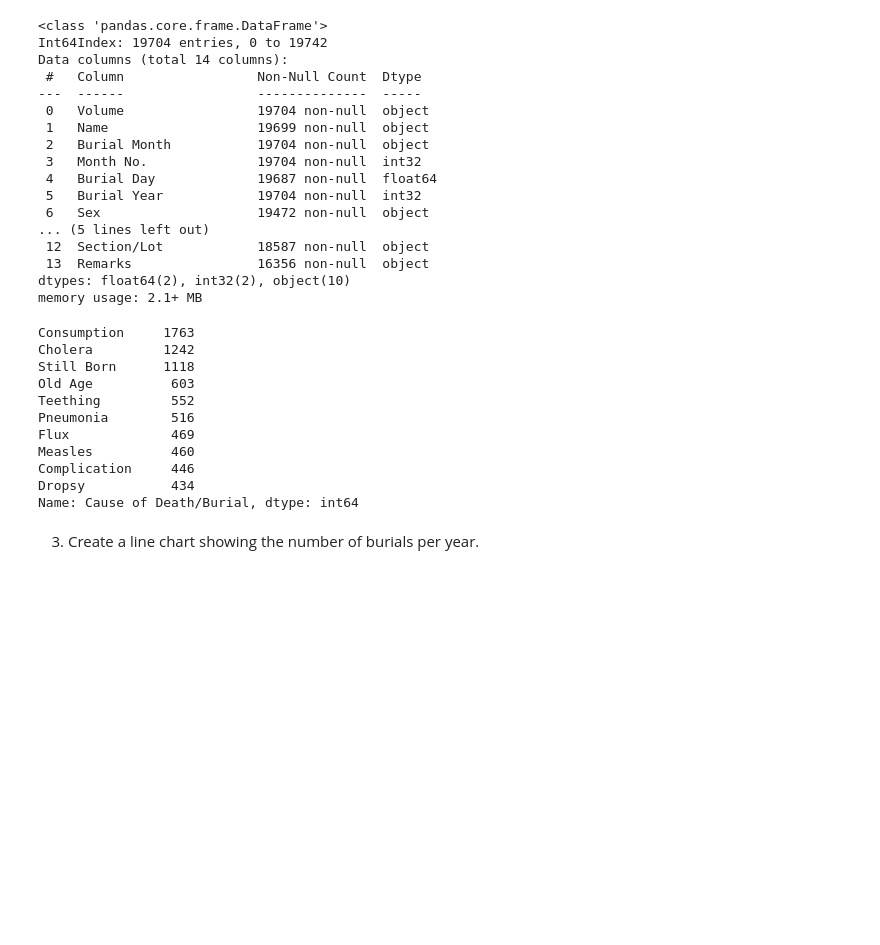
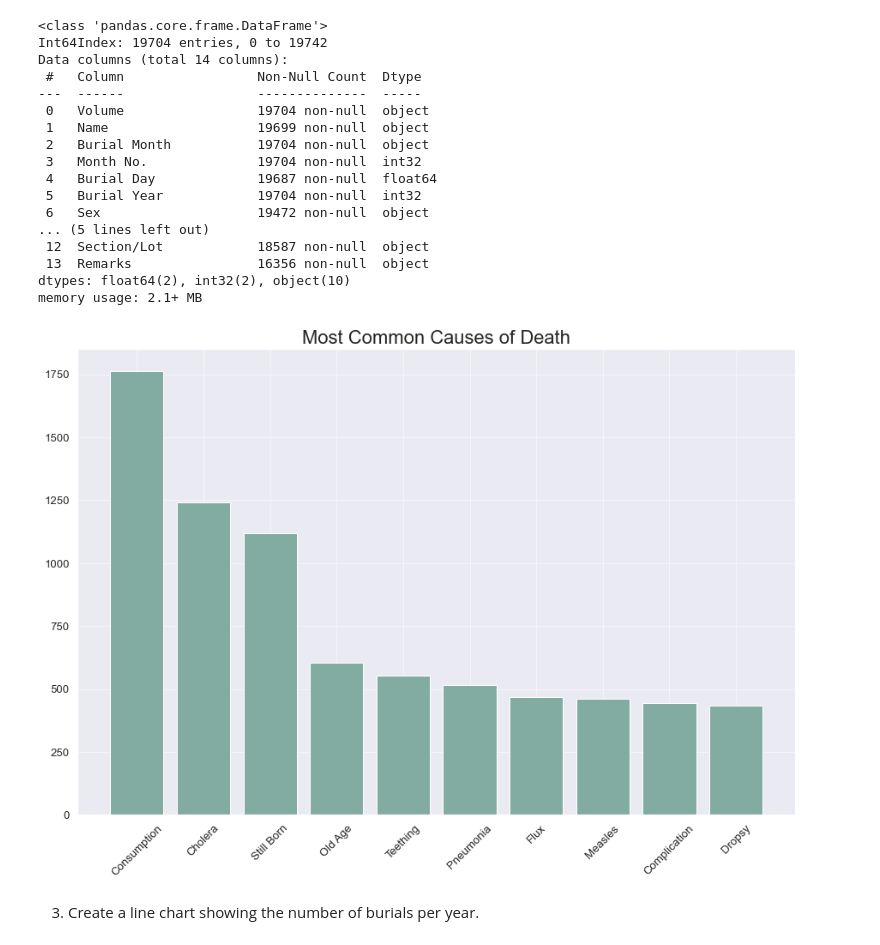
Before and after one commit to NSS-Data-Analytics-Cohort-10/advanced-pandas-kostenkoandri, a Jupyter notebook: Notebooks/Cemetery.ipynb, the cells around one changed output. Drawn from its saved outputs; the diff is of its cells as text; code cells hidden in the pictures; blank space fills up the shorter version.

```diff
--- a/Notebooks/Cemetery.ipynb
+++ b/Notebooks/Cemetery.ipynb
@@ -62,21 +62,16 @@ memory usage: 2.1+ MB
 # %%
 df_filtered = df[~df['Cause of Death/Burial'].isin(['Unknown', 'Not Known'])]
 df_cleaned = df_filtered.replace(['Measels', 'Cholrea', 'Stil Born', 'Teethin', 'Dropsey', 'Feever'],
      ['Measles', 'Cholera', 'Still Born', 'Teething', 'Dropsy', 'Fever'])
 causes_of_death = df_cleaned['Cause of Death/Burial'].value_counts()
-causes_of_death.head(10)
+cod = causes_of_death.head(10)
+cod = pd.DataFrame(cod).reset_index()
+plt.figure(figsize=(15, 10))
+plt.bar(cod['index'], cod['Cause of Death/Burial'], color='#82ABA1')
+plt.title('Most Common Causes of Death', fontsize=22)
+plt.xticks(rotation=45);
 # %% [output]
-Consumption     1763
-Cholera         1242
-Still Born      1118
-Old Age          603
-Teething         552
-Pneumonia        516
-Flux             469
-Measles          460
-Complication     446
-Dropsy           434
-Name: Cause of Death/Burial, dtype: int64
+[figure, added]
 # %% [markdown]
 3. Create a line chart showing the number of burials per year.
 # %%
```
Also changed, not shown: parts of 5 cells of this notebook.
